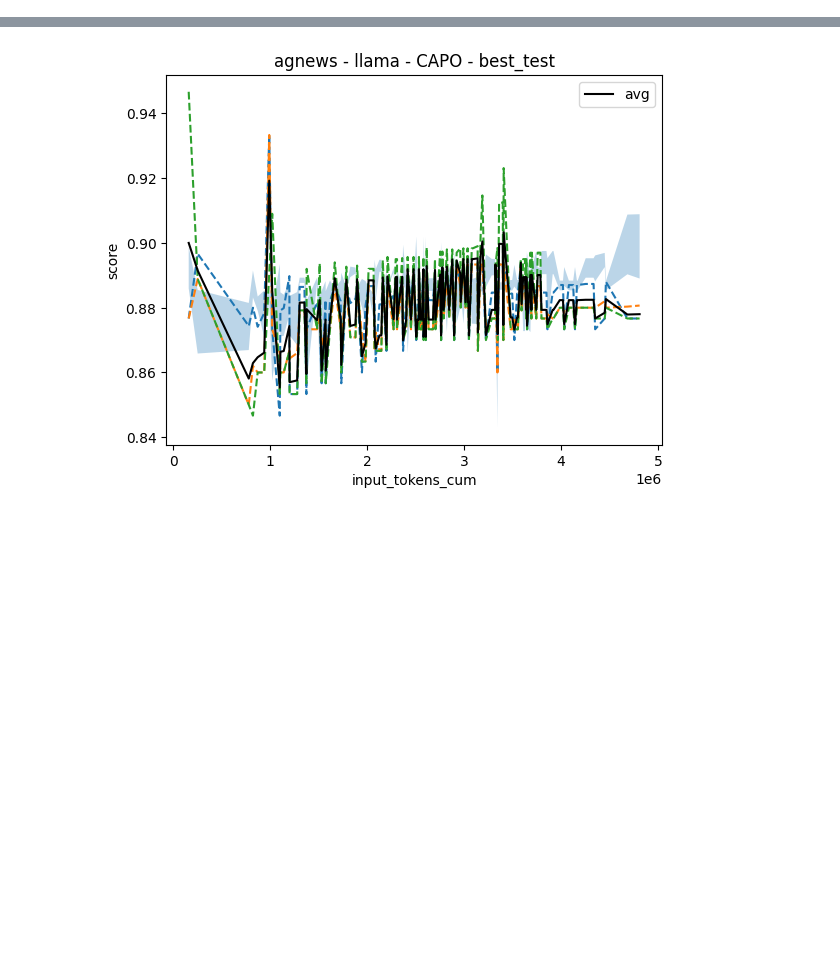
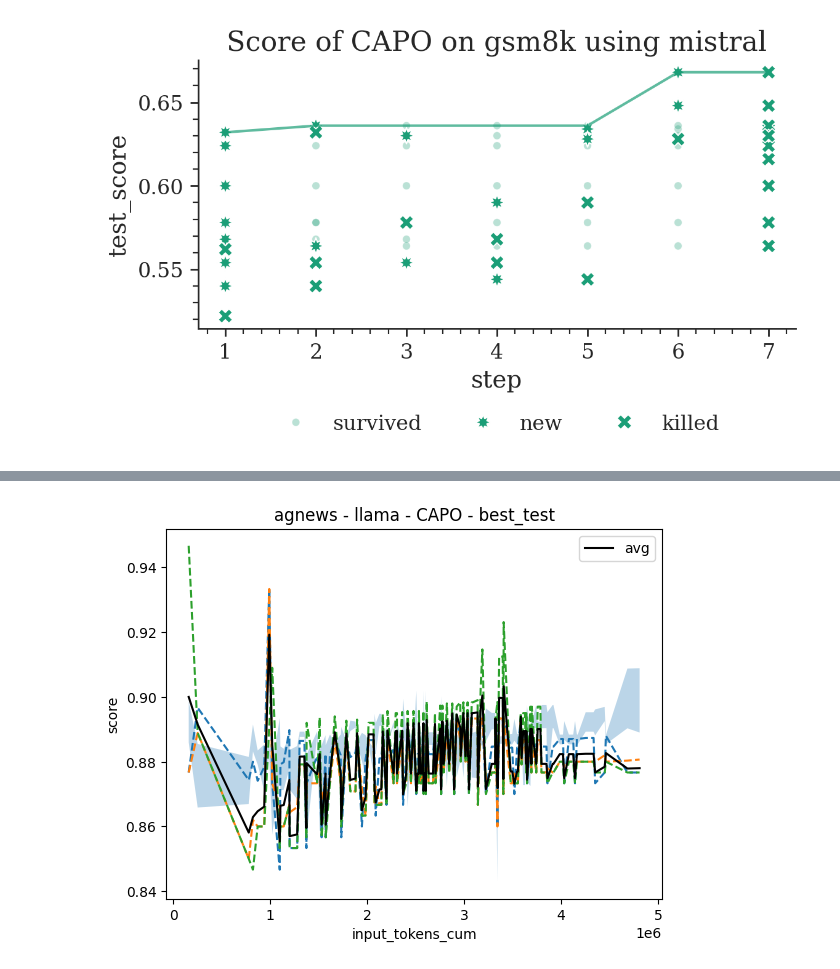
Before and after one commit to finitearth/capo, a Jupyter notebook: notebooks/seed_aggregation_eval.ipynb, the cells around one changed output, grey strips where cells are left out. Saved outputs shown, nothing was run; the diff lists cells and outputs as text; code cells hidden in the pictures; blank space fills up the shorter version.

```diff
--- a/notebooks/seed_aggregation_eval.ipynb
+++ b/notebooks/seed_aggregation_eval.ipynb
@@ -29 +31,5 @@ plot_population_scores(
+# %%
+plot_population_members("gsm8k", "mistral", optim="CAPO", x_col="step", seeds=[44]);
+# %% [output]
+[figure, added]
 # %%
```
Also changed, not shown: parts of 7 cells of this notebook, 2 other files.
